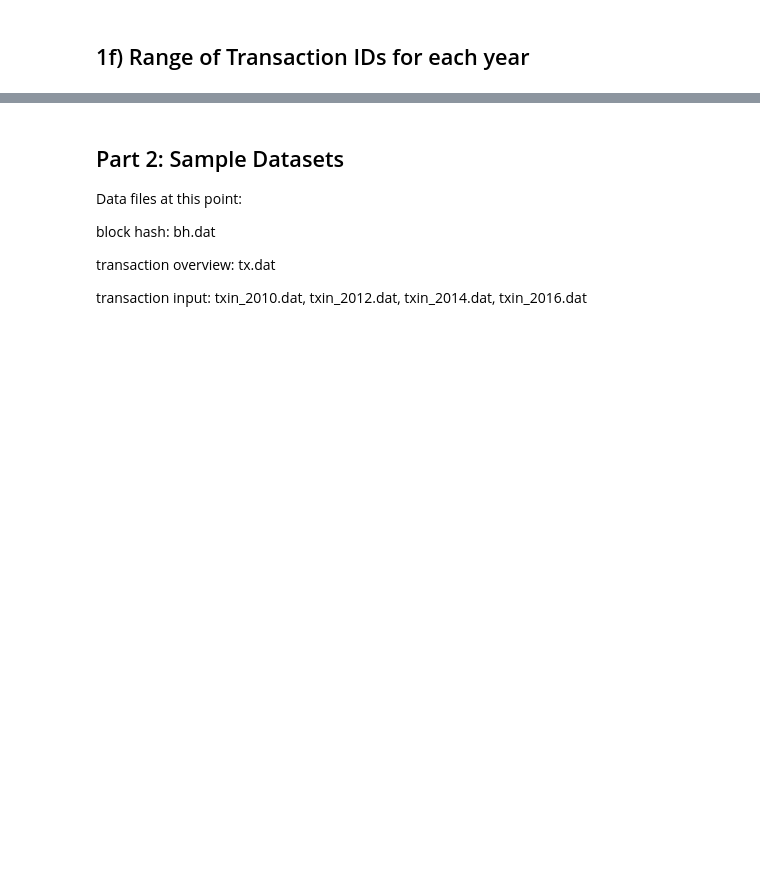
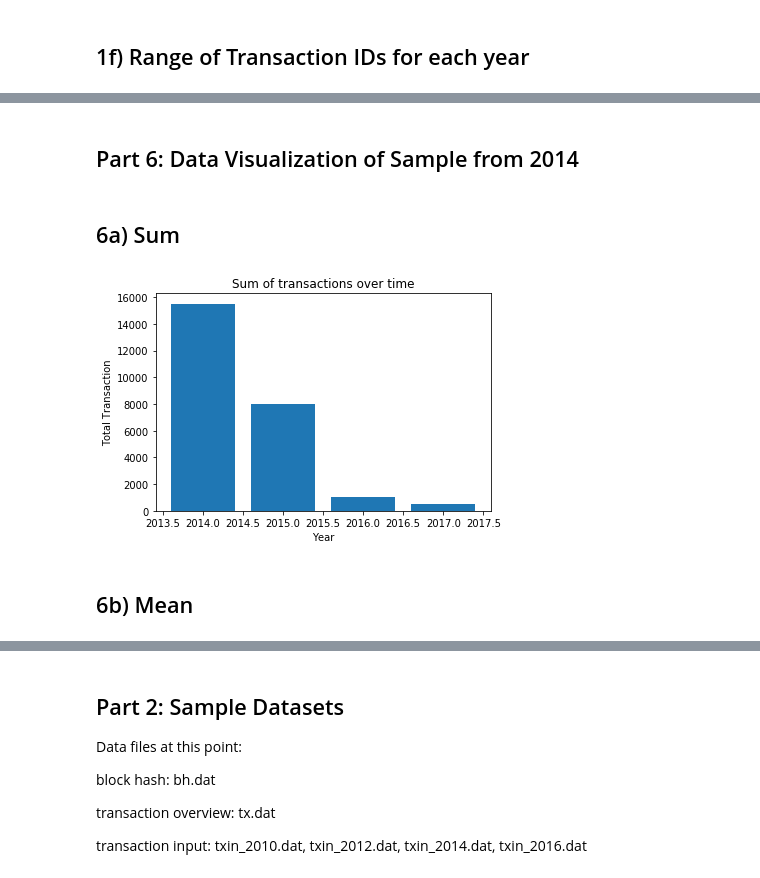
Before and after one commit to YinlongQian/Bitcoin-Project, a Jupyter notebook: FinalProject.ipynb, the cells around one changed output, grey strips where cells are left out. Cells and saved outputs as stored; diff of their text form; code cells hidden in the pictures; blank space fills up the shorter version.

```diff
--- a/FinalProject.ipynb
+++ b/FinalProject.ipynb
@@ -232,0 +456,9 @@ data17 = pd.read_csv('TxinFiles/txin_2017.dat', sep='\t')
+# %%
+df_samples_2014['tx2017'] = 0
+
+for x in range(len(df_samples_2014)):
+    curr_addr_ID = df_samples_2014.loc[x]['address ID']
+
+    df_ID_exclusive = data17[data17['address ID'] == curr_addr_ID]
+
+    df_samples_2014.loc[x, 'tx2017'] = len(df_ID_exclusive)
@@ -232,0 +474,23 @@ data17 = pd.read_csv('TxinFiles/txin_2017.dat', sep='\t')
+# %% [markdown]
+## Part 6: Data Visualization of Sample from 2014
+# %% [markdown]
+## 6a) Sum
+# %%
+years = np.array(['2014', '2015', '2016', '2017'])
+sum_tx_2014 = np.array([0] * 4)
+# %%
+for x in range(len(years)):
+    sum_tx_2014[x] = df_samples_2014[ "tx" + years[x]].sum()
+# %%
+years_num = [2014, 2015, 2016, 2017]
+# %%
+# plot bar chart
+plt.bar(years_num, sum_tx_2014)
+plt.xlabel('Year')
+plt.ylabel('Total Transaction')
+plt.title('Sum of transactions over time')
+plt.show()
+# %% [output]
+[figure, added]
+# %% [markdown]
+## 6b) Mean
```
Also changed, not shown: parts of 87 cells of this notebook.
